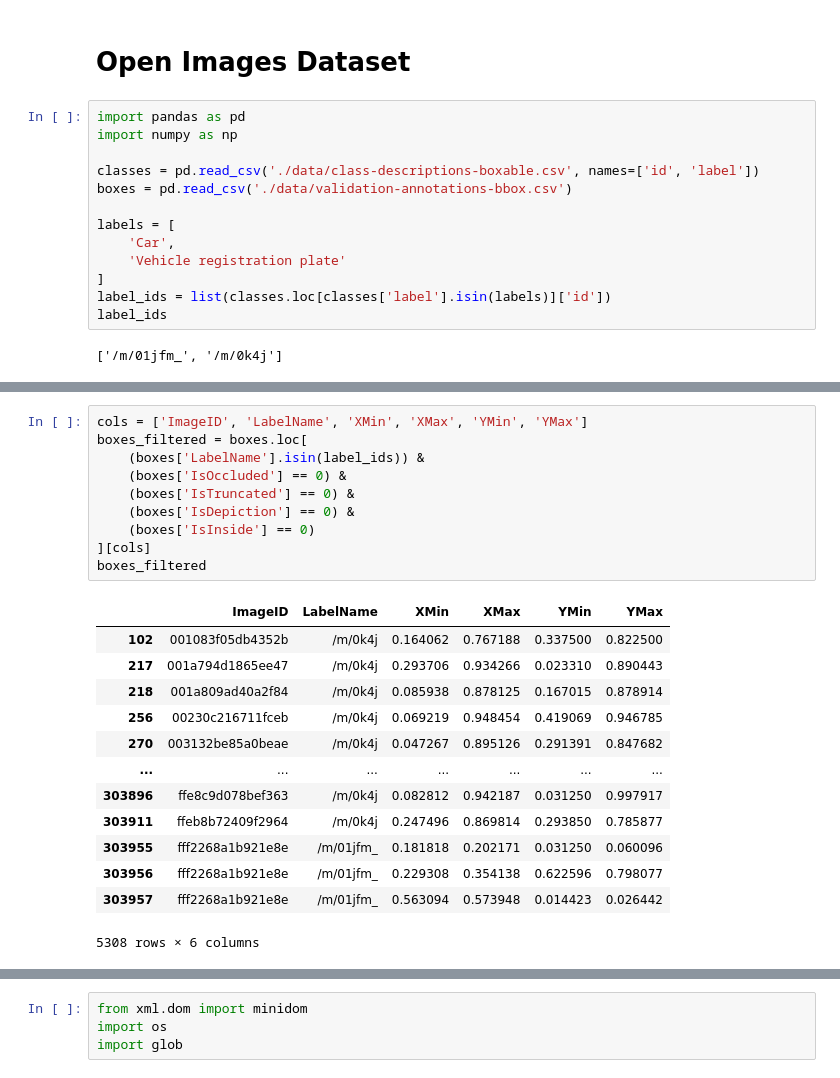
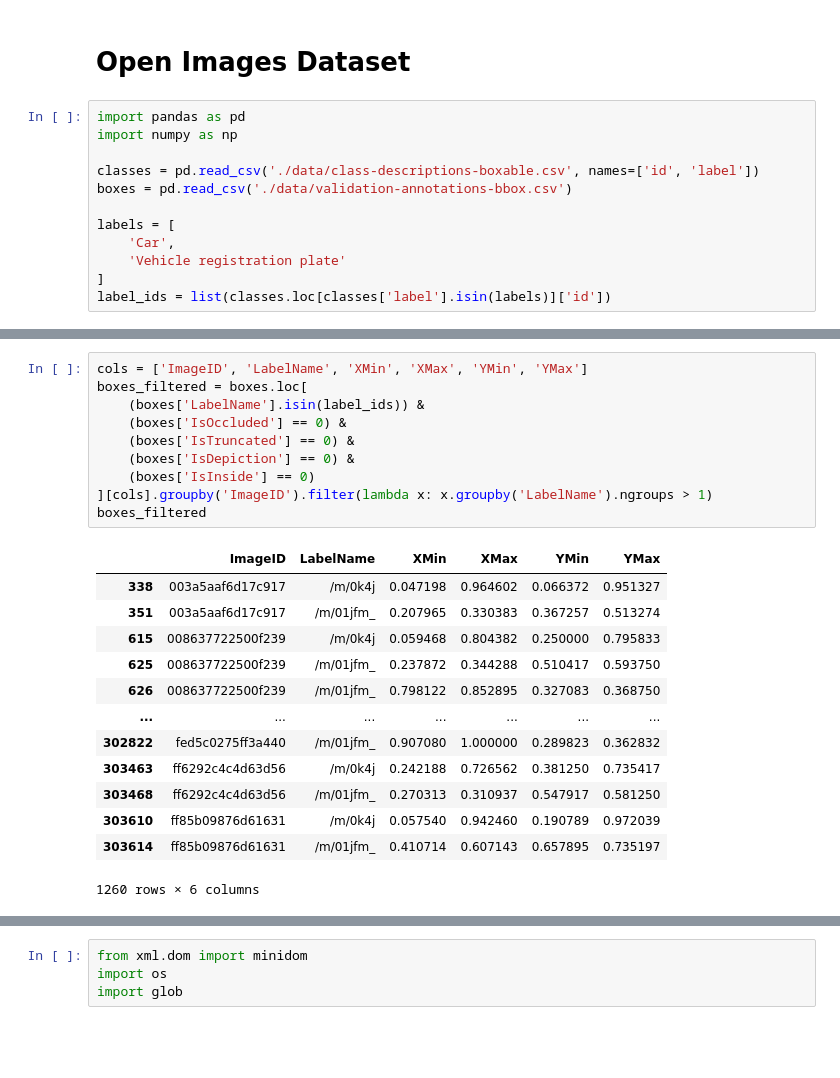
Before and after one commit to leonardp/lpr-flake, a Jupyter notebook: scratch.ipynb, the cells around one changed output, grey strips where cells are left out. Drawn from its saved outputs; the diff is of its cells as text; blank space fills up the shorter version.

```diff
--- a/scratch.ipynb
+++ b/scratch.ipynb
@@ -108,9 +12,6 @@ labels = [
     'Vehicle registration plate'
 ]
 label_ids = list(classes.loc[classes['label'].isin(labels)]['id'])
-label_ids
-# %% [output]
-['/m/01jfm_', '/m/0k4j']
 # %%
 boxes.info()
 # %% [output]
@@ -137,25 +38,25 @@ memory usage: 30.1+ MB
 # %%
 cols = ['ImageID', 'LabelName', 'XMin', 'XMax', 'YMin', 'YMax']
 boxes_filtered = boxes.loc[
     (boxes['LabelName'].isin(label_ids)) &
     (boxes['IsOccluded'] == 0) &
     (boxes['IsTruncated'] == 0) &
     (boxes['IsDepiction'] == 0) &
     (boxes['IsInside'] == 0)
-][cols]
+][cols].groupby('ImageID').filter(lambda x: x.groupby('LabelName').ngroups > 1)
 boxes_filtered
 # %% [output]
 |  | ImageID | LabelName | XMin | XMax | YMin | YMax |
-| 102 | 001083f05db4352b | /m/0k4j | 0.164062 | 0.767188 | 0.337500 | 0.822500 |
-| 217 | 001a794d1865ee47 | /m/0k4j | 0.293706 | 0.934266 | 0.023310 | 0.890443 |
-| 218 | 001a809ad40a2f84 | /m/0k4j | 0.085938 | 0.878125 | 0.167015 | 0.878914 |
-| 256 | 00230c216711fceb | /m/0k4j | 0.069219 | 0.948454 | 0.419069 | 0.946785 |
-| 270 | 003132be85a0beae | /m/0k4j | 0.047267 | 0.895126 | 0.291391 | 0.847682 |
+| 338 | 003a5aaf6d17c917 | /m/0k4j | 0.047198 | 0.964602 | 0.066372 | 0.951327 |
+| 351 | 003a5aaf6d17c917 | /m/01jfm_ | 0.207965 | 0.330383 | 0.367257 | 0.513274 |
+| 615 | 008637722500f239 | /m/0k4j | 0.059468 | 0.804382 | 0.250000 | 0.795833 |
+| 625 | 008637722500f239 | /m/01jfm_ | 0.237872 | 0.344288 | 0.510417 | 0.593750 |
+| 626 | 008637722500f239 | /m/01jfm_ | 0.798122 | 0.852895 | 0.327083 | 0.368750 |
 | ... | ... | ... | ... | ... | ... | ... |
-| 303896 | ffe8c9d078bef363 | /m/0k4j | 0.082812 | 0.942187 | 0.031250 | 0.997917 |
-| 303911 | ffeb8b72409f2964 | /m/0k4j | 0.247496 | 0.869814 | 0.293850 | 0.785877 |
-| 303955 | fff2268a1b921e8e | /m/01jfm_ | 0.181818 | 0.202171 | 0.031250 | 0.060096 |
-| 303956 | fff2268a1b921e8e | /m/01jfm_ | 0.229308 | 0.354138 | 0.622596 | 0.798077 |
-| 303957 | fff2268a1b921e8e | /m/01jfm_ | 0.563094 | 0.573948 | 0.014423 | 0.026442 |
+| 302822 | fed5c0275ff3a440 | /m/01jfm_ | 0.907080 | 1.000000 | 0.289823 | 0.362832 |
+| 303463 | ff6292c4c4d63d56 | /m/0k4j | 0.242188 | 0.726562 | 0.381250 | 0.735417 |
+| 303468 | ff6292c4c4d63d56 | /m/01jfm_ | 0.270313 | 0.310937 | 0.547917 | 0.581250 |
+| 303610 | ff85b09876d61631 | /m/0k4j | 0.057540 | 0.942460 | 0.190789 | 0.972039 |
+| 303614 | ff85b09876d61631 | /m/01jfm_ | 0.410714 | 0.607143 | 0.657895 | 0.735197 |
-5308 rows × 6 columns
+1260 rows × 6 columns
 # %%
```
Also changed, not shown: parts of 18 cells of this notebook, 2 other files.
